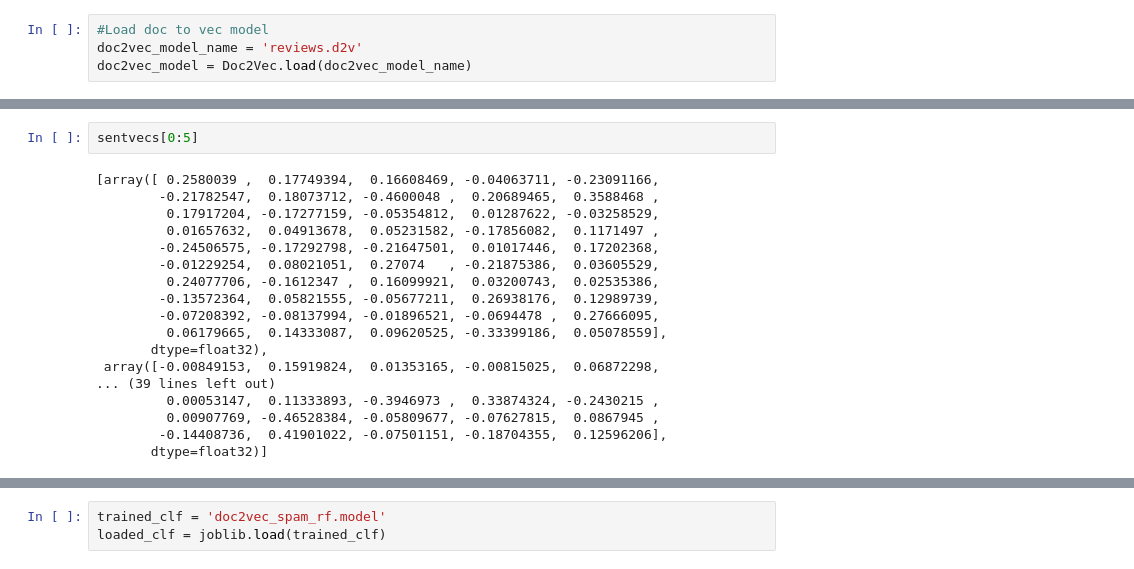
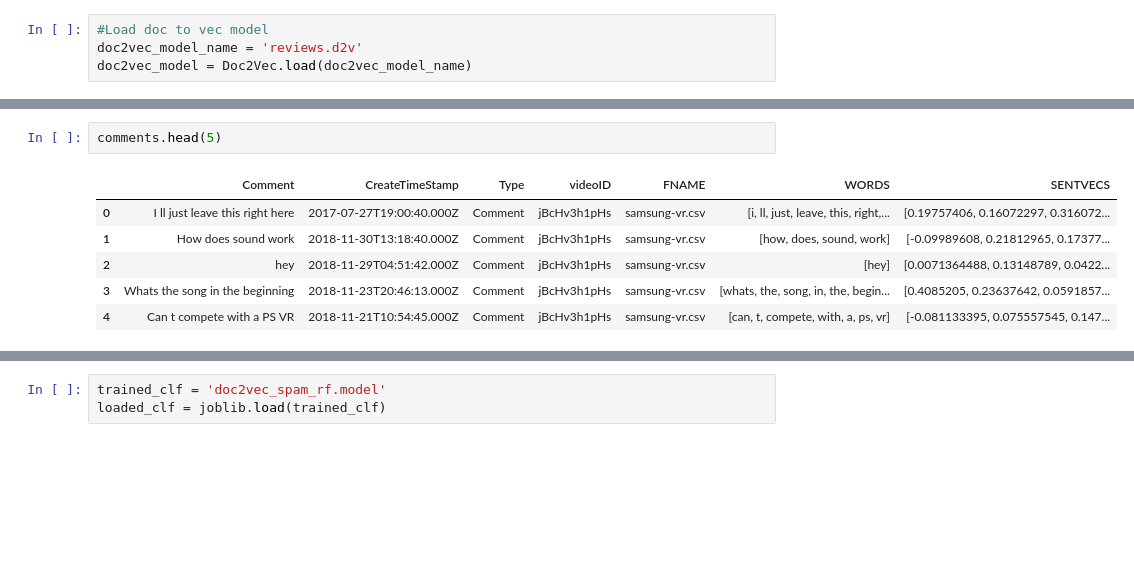
Before and after one commit to akechilte/comments_analysis, a Jupyter notebook: src/SpamDetection-pred.ipynb, the cells around one changed output, grey strips where cells are left out. Saved outputs shown, nothing was run; the diff lists cells and outputs as text; blank space fills up the shorter version.

```diff
--- a/src/SpamDetection-pred.ipynb
+++ b/src/SpamDetection-pred.ipynb
@@ -77,20 +66,9 @@ sentences[0:5]
-# %%
-sentvecs[0:5]
-# %% [output]
-[array([ 0.2580039 ,  0.17749394,  0.16608469, -0.04063711, -0.23091166,
-        -0.21782547,  0.18073712, -0.4600048 ,  0.20689465,  0.3588468 ,
-         0.17917204, -0.17277159, -0.05354812,  0.01287622, -0.03258529,
-         0.01657632,  0.04913678,  0.05231582, -0.17856082,  0.1171497 ,
-        -0.24506575, -0.17292798, -0.21647501,  0.01017446,  0.17202368,
-        -0.01229254,  0.08021051,  0.27074   , -0.21875386,  0.03605529,
-         0.24077706, -0.1612347 ,  0.16099921,  0.03200743,  0.02535386,
-        -0.13572364,  0.05821555, -0.05677211,  0.26938176,  0.12989739,
-        -0.07208392, -0.08137994, -0.01896521, -0.0694478 ,  0.27666095,
-         0.06179665,  0.14333087,  0.09620525, -0.33399186,  0.05078559],
-       dtype=float32),
- array([-0.00849153,  0.15919824,  0.01353165, -0.00815025,  0.06872298,
-... (39 lines left out)
-         0.00053147,  0.11333893, -0.3946973 ,  0.33874324, -0.2430215 ,
-         0.00907769, -0.46528384, -0.05809677, -0.07627815,  0.0867945 ,
-        -0.14408736,  0.41901022, -0.07501151, -0.18704355,  0.12596206],
-       dtype=float32)]
+# %%
+comments.head(5)
+# %% [output]
+|  | Comment | CreateTimeStamp | Type | videoID | FNAME | WORDS | SENTVECS |
+| 0 | I ll just leave this right here | 2017-07-27T19:00:40.000Z | Comment | jBcHv3h1pHs | samsung-vr.csv | [i, ll, just, leave, this, right,... | [0.19757406, 0.16072297, 0.316072... |
+| 1 | How does sound work | 2018-11-30T13:18:40.000Z | Comment | jBcHv3h1pHs | samsung-vr.csv | [how, does, sound, work] | [-0.09989608, 0.21812965, 0.17377... |
+| 2 | hey | 2018-11-29T04:51:42.000Z | Comment | jBcHv3h1pHs | samsung-vr.csv | [hey] | [0.0071364488, 0.13148789, 0.0422... |
+| 3 | Whats the song in the beginning | 2018-11-23T20:46:13.000Z | Comment | jBcHv3h1pHs | samsung-vr.csv | [whats, the, song, in, the, begin... | [0.4085205, 0.23637642, 0.0591857... |
+| 4 | Can t compete with a PS VR | 2018-11-21T10:54:45.000Z | Comment | jBcHv3h1pHs | samsung-vr.csv | [can, t, compete, with, a, ps, vr] | [-0.081133395, 0.075557545, 0.147... |
```
Also changed, not shown: parts of 17 cells of this notebook, 1 other file.
